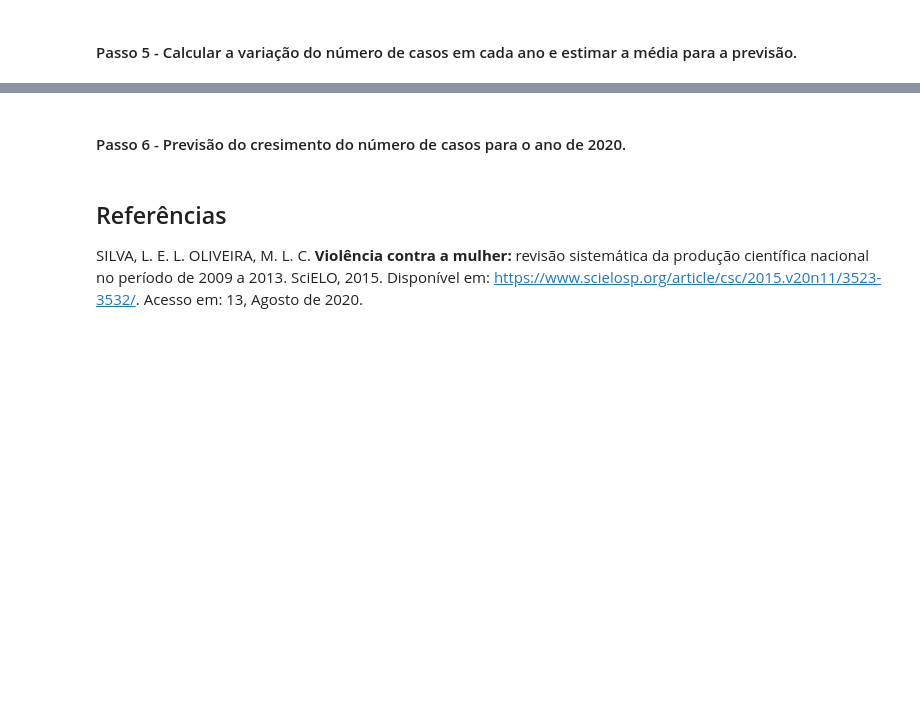
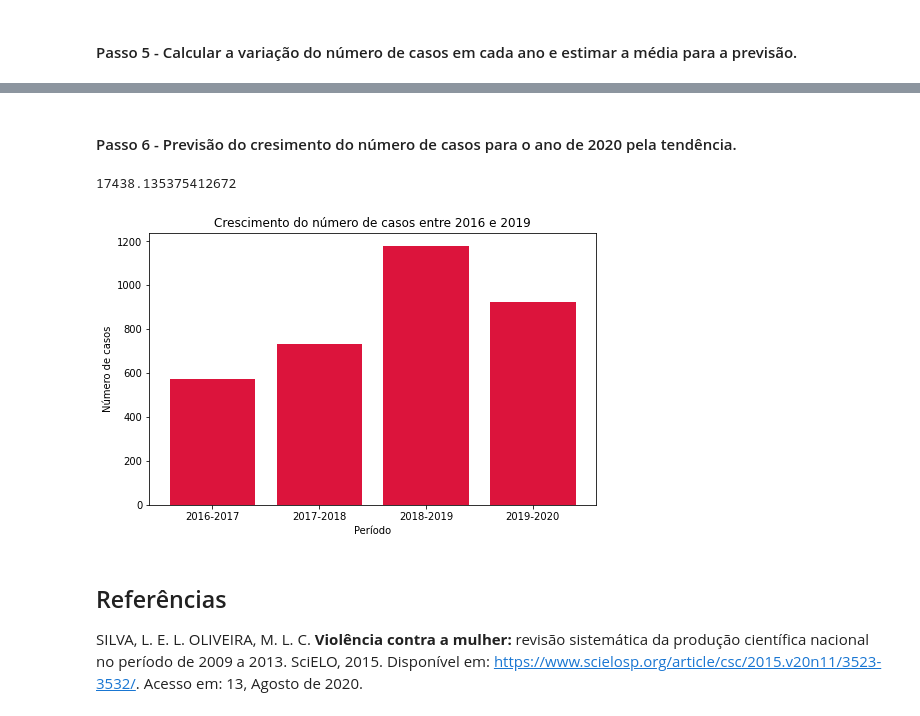
Before and after one commit to joaopsilvam/Projetos, a Jupyter notebook: Computação Científica com Python - Projeto Final.ipynb, the cells around one changed output, grey strips where cells are left out. Saved outputs shown, nothing was run; the diff lists cells and outputs as text; code cells hidden in the pictures; blank space fills up the shorter version.

```diff
--- a/Computação Científica com Python - Projeto Final.ipynb
+++ b/Computação Científica com Python - Projeto Final.ipynb
@@ -96,5 +94,28 @@ media = np.sum(variacoes)/3
 # %% [markdown]
-#### Passo 6 - Previsão do cresimento do número de casos para o ano de 2020.
+#### Passo 6 - Previsão do cresimento do número de casos para o ano de 2020 pela tendência.
+# %%
+valor_2020 = soma_2019 * (1 + media/100)
+valor_2020
+# %% [output]
+17438.135375412672
+# %%
+periodo = ['2016-2017', '2017-2018', '2018-2019', '2019-2020']
+crescimento = np.zeros(4)
+crescimento[0] = soma_2017-soma_2016
+crescimento[1] = soma_2018-soma_2017
+crescimento[2] = soma_2019-soma_2018
+crescimento[3] = valor_2020-soma_2019
+
+fig = plt.figure(figsize=(8,5))
+
+plt.bar(periodo, crescimento, color = '#DC143C')
+
+plt.xlabel("Período")
+plt.ylabel("Número de casos")
+plt.title("Crescimento do número de casos entre 2016 e 2019")
+plt.show()
+# %% [output]
+[figure, added]
 # %% [markdown]
 ## Referências
 
```
Also changed, not shown: parts of 1 cell of this notebook.
